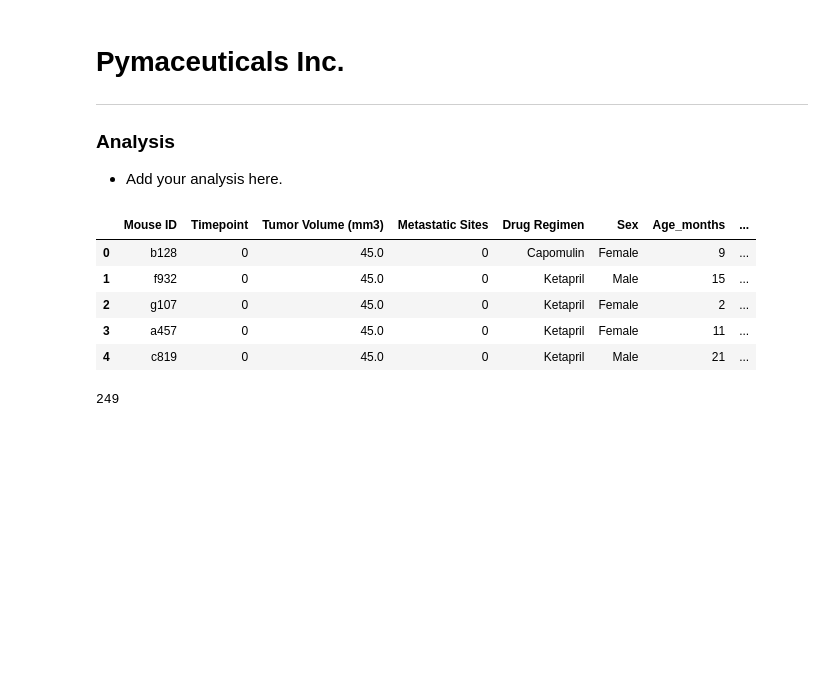
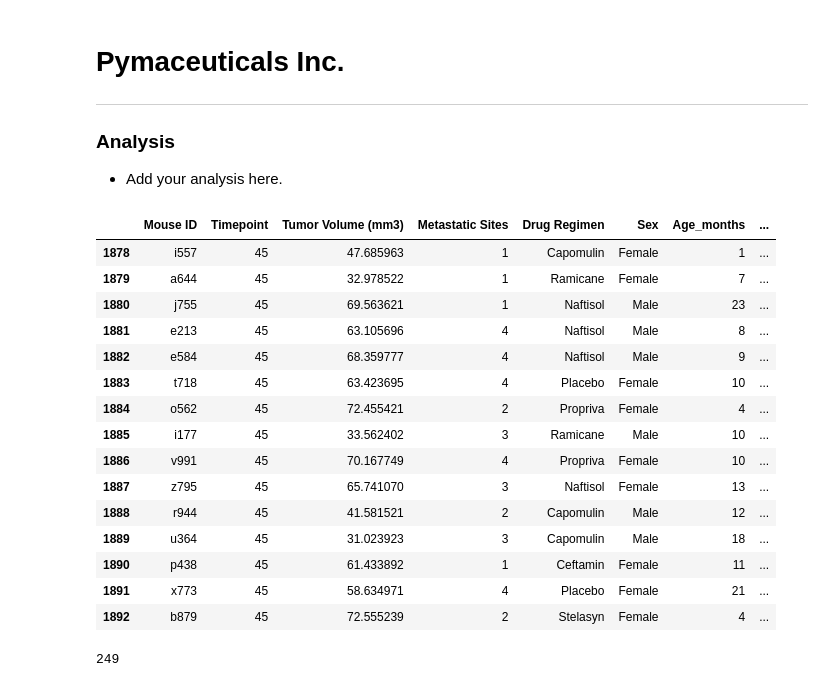
Before and after one commit to jf11235/matplotlib-challenge, a Jupyter notebook: Pymaceuticals/pymaceuticals_starter.ipynb, the cells around one changed output. Drawn from its saved outputs; the diff is of its cells as text; code cells hidden in the pictures; blank space fills up the shorter version.

```diff
--- a/Pymaceuticals/pymaceuticals_starter.ipynb
+++ b/Pymaceuticals/pymaceuticals_starter.ipynb
@@ -8,31 +8,41 @@
 # %%
 # Dependencies and Setup
 import matplotlib.pyplot as plt
 import pandas as pd
 import scipy.stats as st
 
 
 
 # Study data files
 mouse_metadata_path = "data/Mouse_metadata.csv"
 study_results_path = "data/Study_results.csv"
 
 # Read the mouse data and the study results
 mouse_metadata = pd.read_csv(mouse_metadata_path)
 study_results = pd.read_csv(study_results_path)
 
 
 # Combine the data into a single dataset
 mouse_results_df = pd.merge(study_results,mouse_metadata, how= 'left', on=['Mouse ID', 'Mouse ID'] )
 # Display the data table for preview
-mouse_results_df.head()
+mouse_results_df.tail(15)
 # %% [output]
 |  | Mouse ID | Timepoint | Tumor Volume (mm3) | Metastatic Sites | Drug Regimen | Sex | Age_months | ... |
-| 0 | b128 | 0 | 45.0 | 0 | Capomulin | Female | 9 | ... |
-| 1 | f932 | 0 | 45.0 | 0 | Ketapril | Male | 15 | ... |
-| 2 | g107 | 0 | 45.0 | 0 | Ketapril | Female | 2 | ... |
-| 3 | a457 | 0 | 45.0 | 0 | Ketapril | Female | 11 | ... |
-| 4 | c819 | 0 | 45.0 | 0 | Ketapril | Male | 21 | ... |
+| 1878 | i557 | 45 | 47.685963 | 1 | Capomulin | Female | 1 | ... |
+| 1879 | a644 | 45 | 32.978522 | 1 | Ramicane | Female | 7 | ... |
+| 1880 | j755 | 45 | 69.563621 | 1 | Naftisol | Male | 23 | ... |
+| 1881 | e213 | 45 | 63.105696 | 4 | Naftisol | Male | 8 | ... |
+| 1882 | e584 | 45 | 68.359777 | 4 | Naftisol | Male | 9 | ... |
+| 1883 | t718 | 45 | 63.423695 | 4 | Placebo | Female | 10 | ... |
+| 1884 | o562 | 45 | 72.455421 | 2 | Propriva | Female | 4 | ... |
+| 1885 | i177 | 45 | 33.562402 | 3 | Ramicane | Male | 10 | ... |
+| 1886 | v991 | 45 | 70.167749 | 4 | Propriva | Female | 10 | ... |
+| 1887 | z795 | 45 | 65.741070 | 3 | Naftisol | Female | 13 | ... |
+| 1888 | r944 | 45 | 41.581521 | 2 | Capomulin | Male | 12 | ... |
+| 1889 | u364 | 45 | 31.023923 | 3 | Capomulin | Male | 18 | ... |
+| 1890 | p438 | 45 | 61.433892 | 1 | Ceftamin | Female | 11 | ... |
+| 1891 | x773 | 45 | 58.634971 | 4 | Placebo | Female | 21 | ... |
+| 1892 | b879 | 45 | 72.555239 | 2 | Stelasyn | Female | 4 | ... |
 # %%
 # Checking the number of mice.
 mouse_count = mouse_results_df['Mouse ID'].nunique()
```
Also changed, not shown: parts of 2 cells of this notebook.
